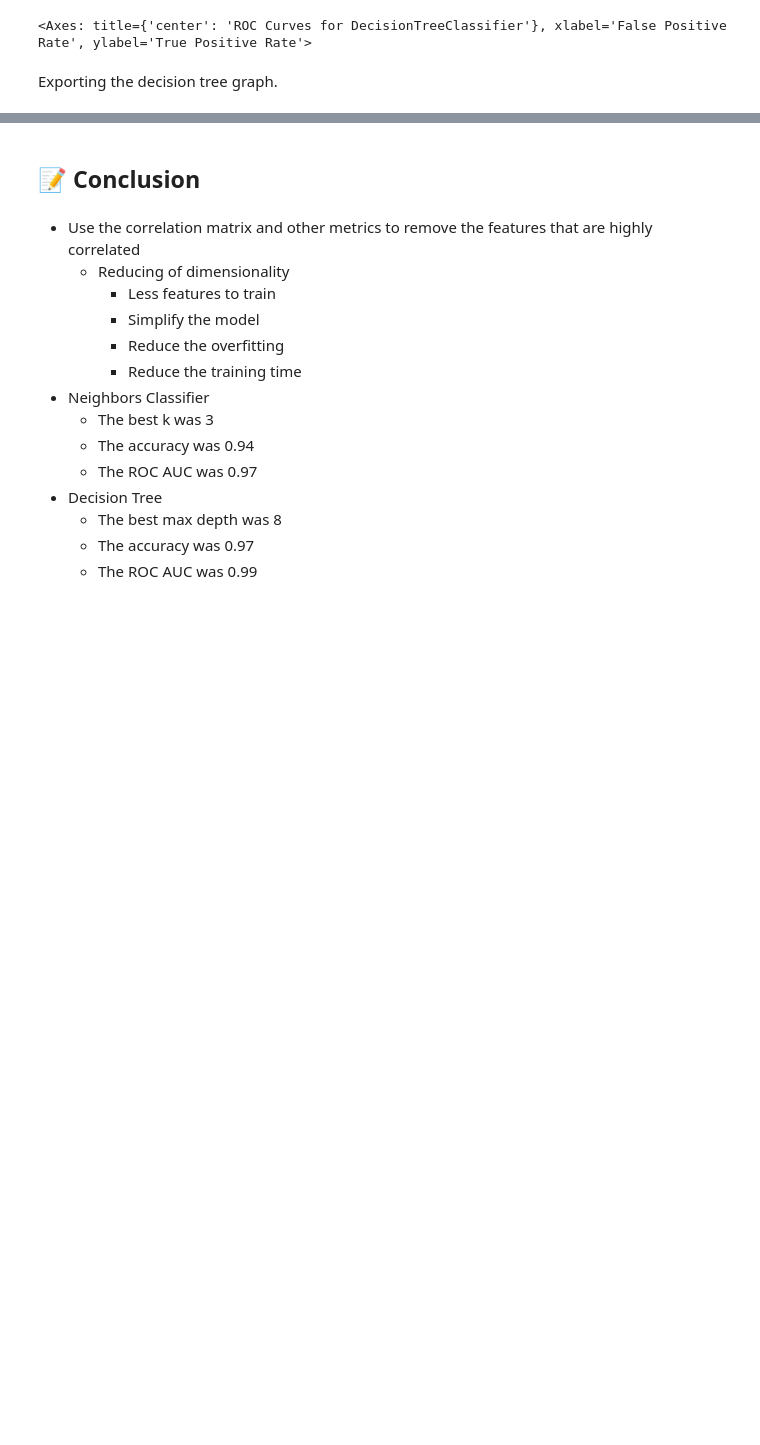
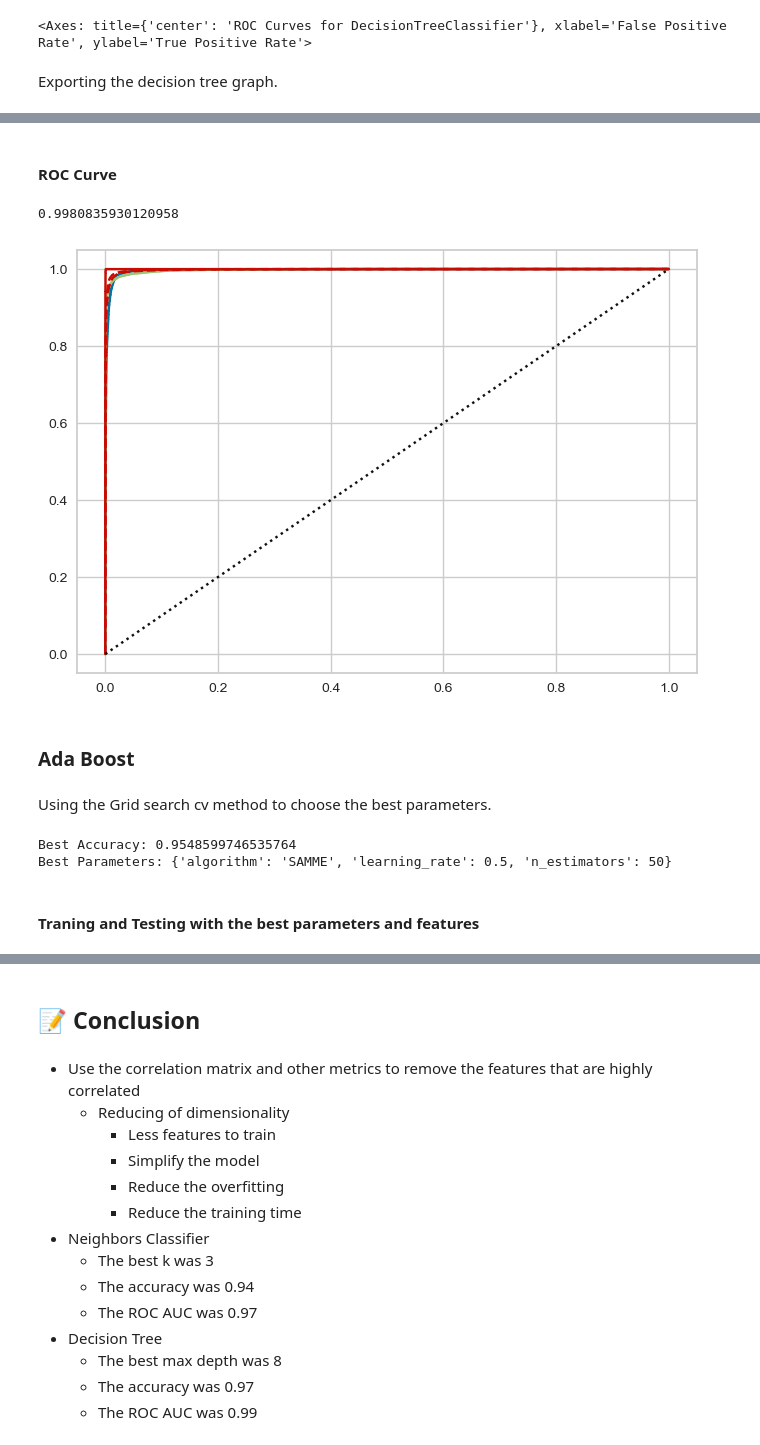
Before and after one commit to aSTRonuun/MachineLearning-2023-Vitor-Alves, a Jupyter notebook: 02-Stelar-Classification-Project/Stelar-Classification-Project-Vitor-Alves-M602497.ipynb, the cells around one changed output, grey strips where cells are left out. Drawn from its saved outputs; the diff is of its cells as text; code cells hidden in the pictures; blank space fills up the shorter version.

```diff
--- a/02-Stelar-Classification-Project/Stelar-Classification-Project-Vitor-Alves-M602497.ipynb
+++ b/02-Stelar-Classification-Project/Stelar-Classification-Project-Vitor-Alves-M602497.ipynb
@@ -695,0 +750,38 @@ weighted avg       0.97      0.97      0.97     53501
+# %% [markdown]
+#### ROC Curve
+# %%
+roc = ROCAUC(model, classes=le.classes_, cmap='PuBu')
+
+roc.fit(X_train_sc_best, y_train)
+
+roc.score(X_test_sc_best, y_test)
+# %% [output]
+0.9980835930120958
+[figure, added]
+# %% [markdown]
+### Ada Boost
+# %% [markdown]
+Using the Grid search cv method to choose the best parameters.
+# %%
+parameters = {'n_estimators': [50, 100, 200, 500],
+                'learning_rate': [0.1, 0.5, 1, 2, 5, 10],
+                'algorithm': ['SAMME', 'SAMME.R']}
+
+grid_search = GridSearchCV(estimator=AdaBoostClassifier(random_state=42),
+                           param_grid=parameters,
+                           scoring='accuracy',
+                           cv=5,
+                           n_jobs=-1)
+
+grid_search.fit(X_train_sc_best, y_train)
+
+best_accuracy = grid_search.best_score_
+best_params = grid_search.best_params_
+
+print(f'Best Accuracy: {best_accuracy}')
+print(f'Best Parameters: {best_params}')
+# %% [output]
+Best Accuracy: 0.9548599746535764
+Best Parameters: {'algorithm': 'SAMME', 'learning_rate': 0.5, 'n_estimators': 50}
+# %% [markdown]
+#### Traning and Testing with the best parameters and features
```
Also changed, not shown: parts of 36 cells of this notebook.
